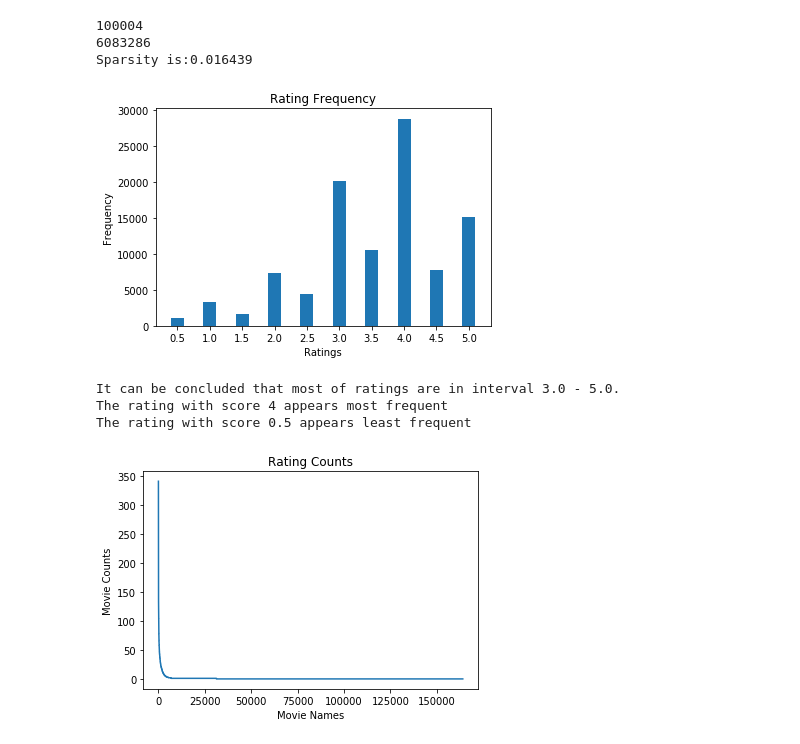
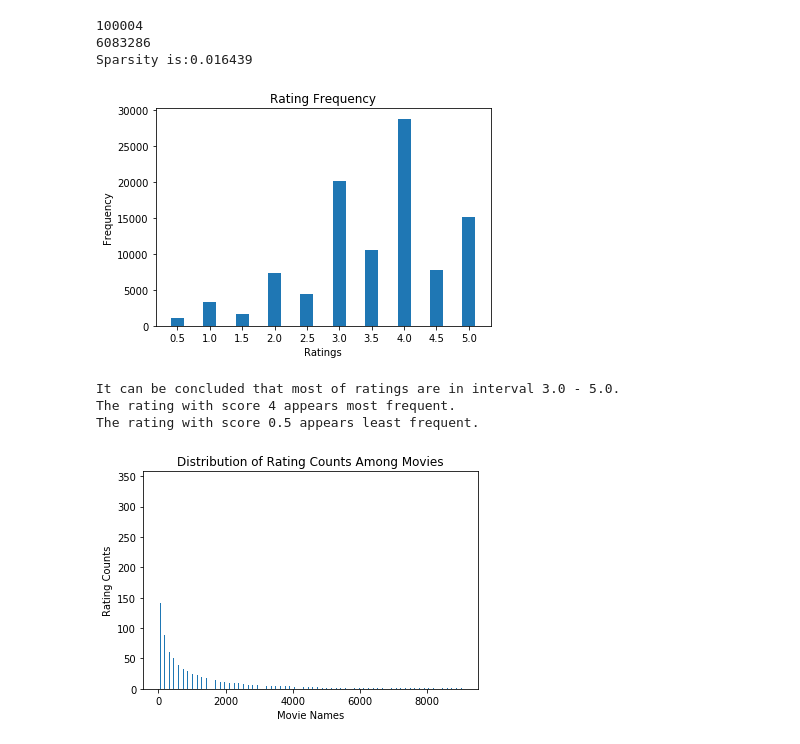
Before and after one commit to zxxia/ECE219-Large-Scale-Data-Mining, a Jupyter notebook: Project3/Project3.ipynb, the cells around one changed output. Drawn from its saved outputs; the diff is of its cells as text; code cells hidden in the pictures.

```diff
--- a/Project3/Project3.ipynb
+++ b/Project3/Project3.ipynb
@@ -8,10 +8,16 @@
 import numpy as np
 import matplotlib.pyplot as plt
 import pandas as pd
+from surprise import Dataset
+from surprise import Reader
+from surprise.model_selection import cross_validate
+from surprise import KNNWithMeans
+from surprise import accuracy
+from surprise.model_selection import KFold
 
 #1st col is userid, 2nd col is movieid, 3rd col is rating, 4th col is timestamp
 dataset = pd.read_csv('ratings.csv')
-X = dataset.iloc[:,:2].values
+X = dataset.iloc[:,:].values
 
 total_user = len(np.unique(X[:,0]))
 
@@ -51,27 +57,30 @@ print("The rating with score 0.5 appears least frequent.")
 # %% [output]
 [figure]
 It can be concluded that most of ratings are in interval 3.0 - 5.0.
-The rating with score 4 appears most frequent
-The rating with score 0.5 appears least frequent
+The rating with score 4 appears most frequent.
+The rating with score 0.5 appears least frequent.
 # %%
 #Problem 3
 
 movie_names,movie_counts = np.unique(X[:,1], return_counts=True)
 
+#This list of tuple contains tuple has movie name and rating counts
 movie_tuples = []
 for i in range(0,len(movie_names)):
     movie_tuple = movie_names[i],movie_counts[i]
     movie_tuples.append(movie_tuple)
 
 
 movie_tuples_sorted = sorted(movie_tuples,key = lambda movie_tuple: movie_tuple[1], reverse=True)
 
 moive_names, movie_counts = zip(*movie_tuples_sorted)
 
-plt.plot(movie_names,movie_counts)
+index = np.arange(len(movie_names))
+
+plt.bar(index,movie_counts,width = 0.2)
 plt.xlabel("Movie Names")
-plt.ylabel("Movie Counts")
-plt.title("Rating Counts")
+plt.ylabel("Rating Counts")
+plt.title("Distribution of Rating Counts Among Movies")
 plt.show()
 # %% [output]
-[figure, old version]
+[figure, new version]
```
Also changed, not shown: parts of 15 cells of this notebook.
